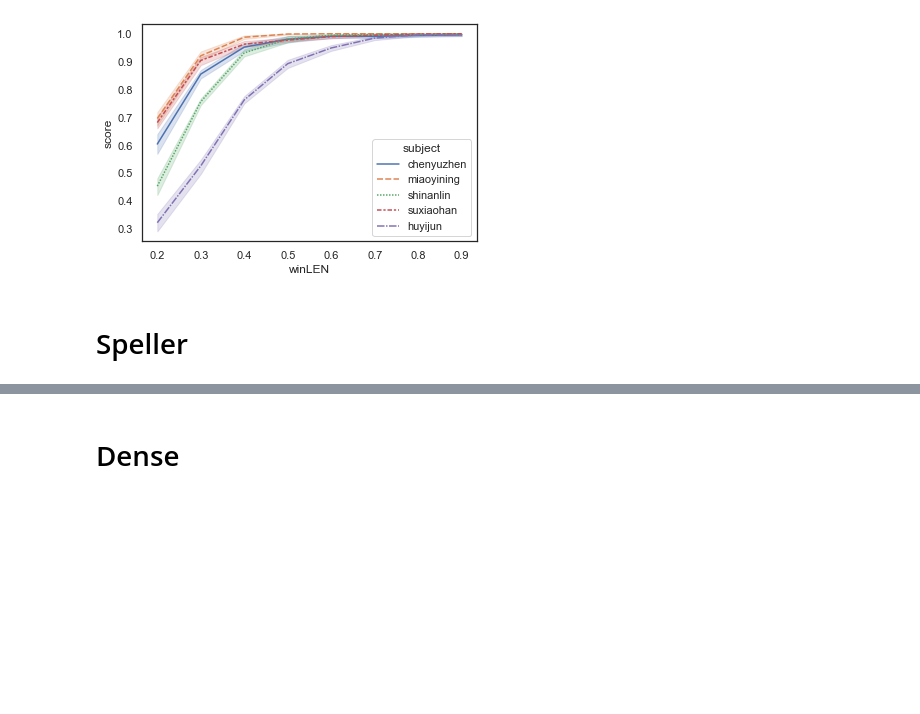
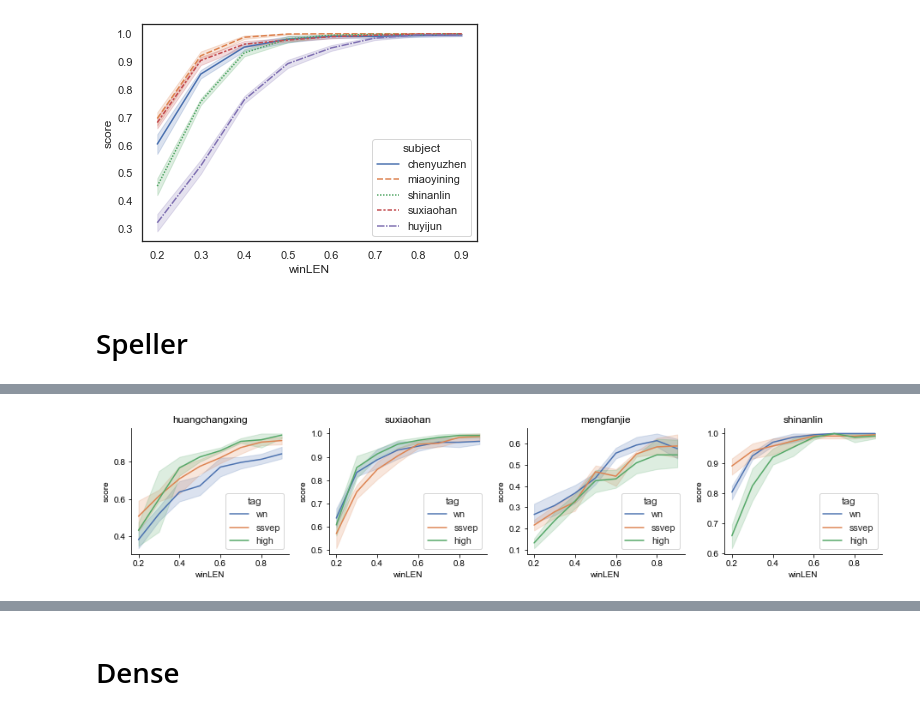
Before and after one commit to shinanlin/WN-BCI, a Jupyter notebook: analysis/bciPerformance.ipynb, the cells around one changed output, grey strips where cells are left out. Drawn from its saved outputs; the diff is of its cells as text; code cells hidden in the pictures; blank space fills up the shorter version.

```diff
--- a/analysis/bciPerformance.ipynb
+++ b/analysis/bciPerformance.ipynb
@@ -121,0 +119,11 @@ plt.savefig('./images/wn.png',format='png',dpi=300)
+# %%
+scores = []
+add = '../results/confirm'
+subs = os.listdir(add)
+for sub in subs:
+    subFolder = add+os.sep+sub
+    f = pd.read_csv(subFolder+os.sep+'classification.csv')
+    scores.append(f)
+
+scores = pd.concat(scores, ignore_index=True).drop_duplicates()
+scores.head()
@@ -121,0 +137,11 @@ plt.savefig('./images/wn.png',format='png',dpi=300)
+# %%
+f,axs = plt.subplots(1,4,figsize=(13,3))
+sns.set_theme(style='white')
+for ax,sub in zip(axs,scores.subject.unique()):
+    sns.lineplot(data=scores[scores.subject==sub],x='winLEN',y='score',hue='tag',ax=ax)
+    ax.set_title('%s'%sub)
+    sns.despine()
+plt.tight_layout()
+# plt.savefig('./images/wn.png',format='png',dpi=300)
+# %% [output]
+[figure, added]
```
Also changed, not shown: parts of 4 cells of this notebook, 14 other files.
